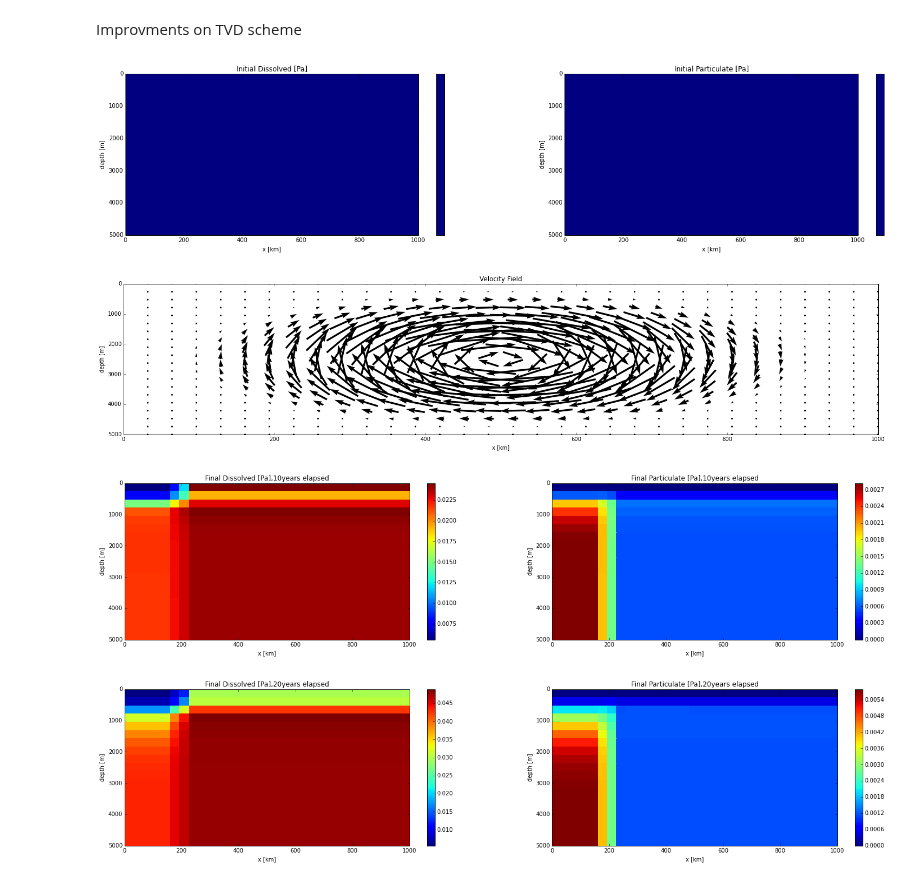
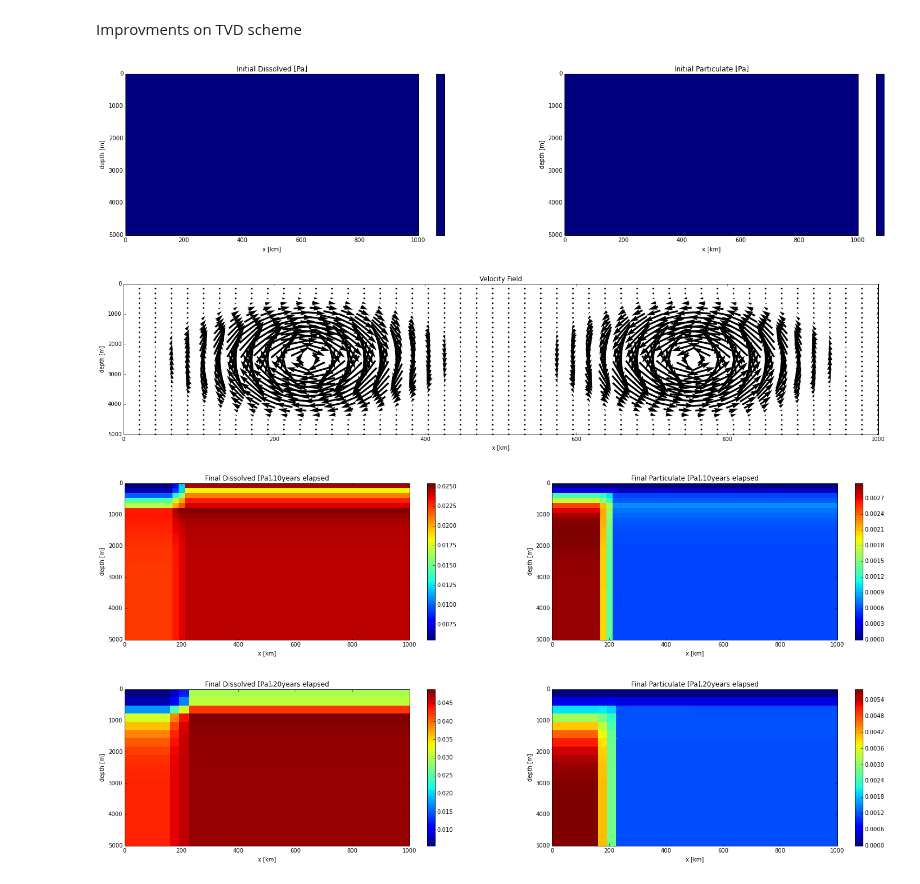
Before and after one commit to UBC-MOAD/pa-th-simple, a Jupyter notebook: prelim-model/Testbook.ipynb, the cells around one changed output. Saved outputs shown, nothing was run; the diff lists cells and outputs as text; code cells hidden in the pictures.

```diff
--- a/prelim-model/Testbook.ipynb
+++ b/prelim-model/Testbook.ipynb
@@ -15,33 +15,33 @@ import profile_plots as pp
 %matplotlib inline
 # %%
 # setup function adflow for Th
-reload(ThPa2D);reload(plot);reload(flow)
+reload(ThPa2D);reload(twoplot);reload(twoflow)
 #time coordinates
-tmax = (0, 1, 2, 3, 5, 10, 20, 60, 100, 200, 600, 1000);t = tmax[0];T = tmax[1]
+tmax = (0, 1, 2, 3, 5, 10, 20, 60, 100, 200, 600, 1000);t = tmax[0];T = tmax[1]; dt = 0.1
 # spatial coordinates
-xmin = 0;xmax = 1e6;zmin = 0;zmax = 5e3;nz = 20;nx = 32;ng = 1
+xmin = 0;xmax = 1e6;zmin = 0;zmax = 5e3;nz = 32;nx = 48;ng = 1
 # data storage structures
-g = ThPa2D.Fgrid(nx, nz, ng);h = ThPa2D.Fgrid(nx, nz, ng)
+g = ThPa2D.Fgrid(nx, nz, ng, dt); h = ThPa2D.Fgrid(nx, nz, ng, dt)
 # chemistry
 k_ad, k_de, Q = ThPa2D.k_sorp('Pa', zmin, zmax, nx, nz)
 # velocity
 V = 0.02/1000*365.*86400.
-u = flow.onecell_cen(xmin, xmax, zmin, zmax, nx, nz, V)
+u = twoflow.twocell_cen(xmin, xmax, zmin, zmax, nx, nz, V)
 # initial profile
 init = plot.init(g.a, h.a, u, xmin, xmax, zmin, zmax, nx, nz, 'Pa')
 # time evolution
 g, h = ThPa2D.adflow(g, h, t, T, u, k_ad, k_de, Q, ThPa2D.TVD)
 # plot
-meshTh = plot.prof(g, h, xmin, xmax, zmin, zmax, nx, nz, T, 'Pa')
+meshTh = twoplot.prof(g, h, xmin, xmax, zmin, zmax, nx, nz, T, 'Pa')
 # store
 DPa0vel = {}
 PPa0vel = {}
 DPa0vel['1tmax'] = copy.copy(g.a)
 PPa0vel['1tmax'] = copy.copy(h.a)
 # %% [output]
 [figure]
-[figure, old version]
+[figure, new version]
-[figure, old version]
+[figure, new version]
 # %%
 reload(ThPa2D)
 t = tmax[1]
```
Also changed, not shown: parts of 1 cell of this notebook, 3 other files.
